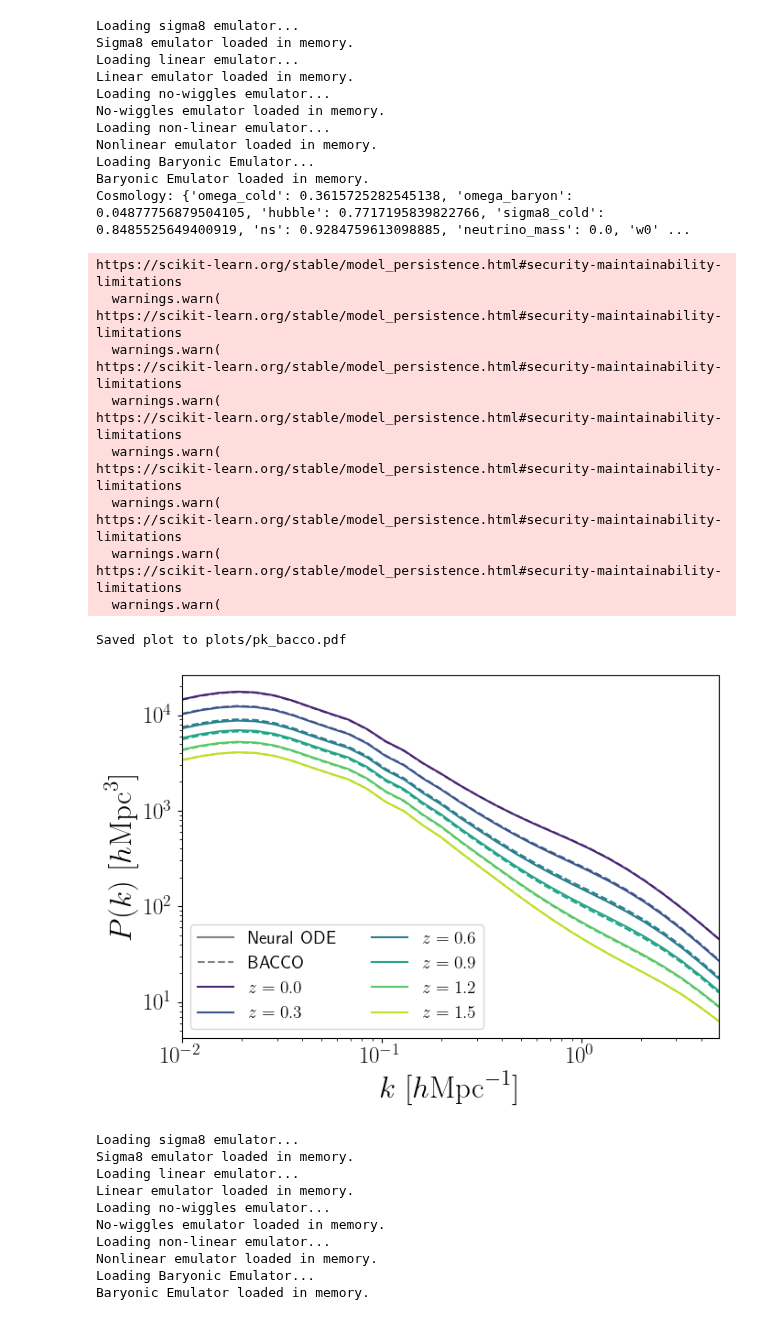
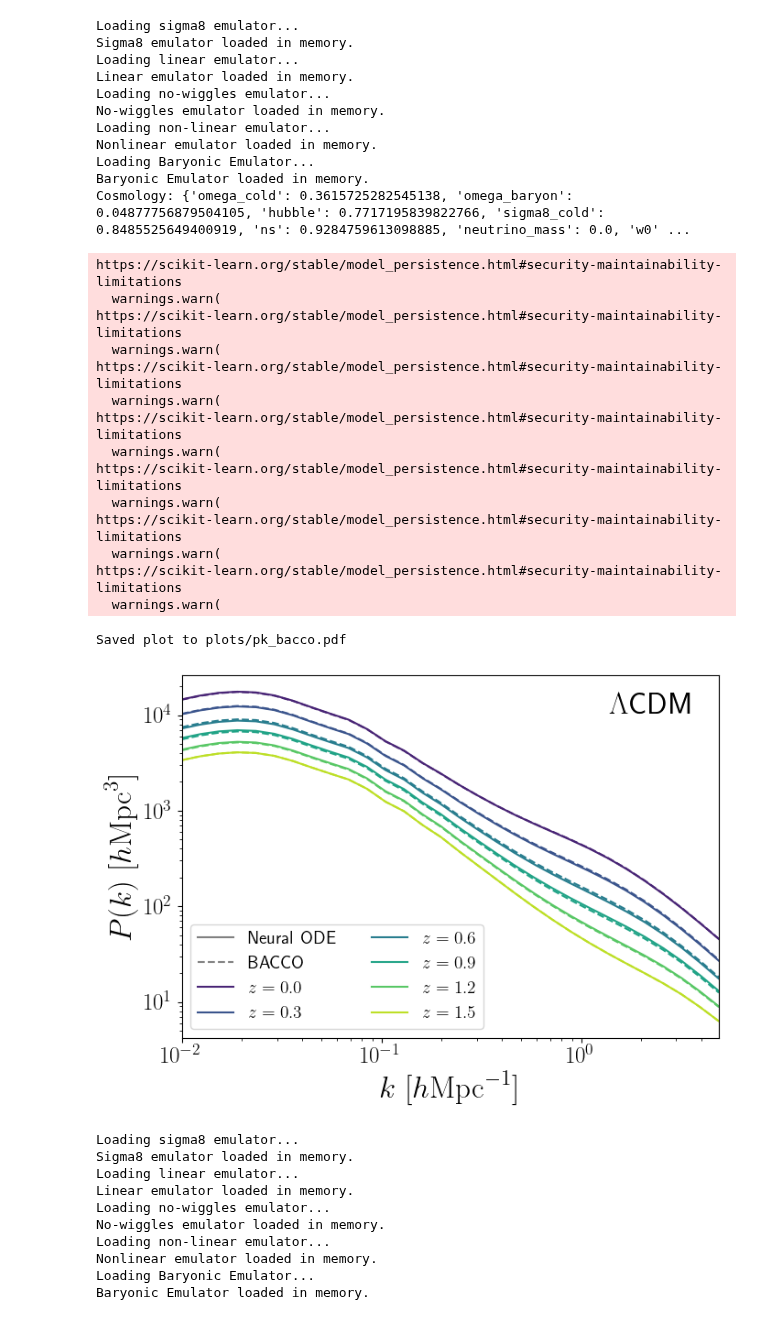
Before and after one commit to pltaylor16/odd_emu, a Jupyter notebook: bacco/results_bacco.ipynb, the cells around one changed output. Drawn from its saved outputs; the diff is of its cells as text; code cells hidden in the pictures.

```diff
--- a/bacco/results_bacco.ipynb
+++ b/bacco/results_bacco.ipynb
@@ -159,36 +159,37 @@ color_handles = [
 ]
 plt.legend(handles = style_handles + color_handles, fontsize=14, ncol=2, loc='lower left')
 plt.tight_layout()
+plt.text(0.95, 0.95, r"$\Lambda$CDM", ha='right', va='top', transform=plt.gca().transAxes, fontsize=24)
 plt.savefig("plots/pk.pdf")
 print("Saved plot to plots/pk_bacco.pdf")
 # %% [output]
 Loading sigma8 emulator...
 Sigma8 emulator loaded in memory.
 Loading linear emulator...
 Linear emulator loaded in memory.
 Loading no-wiggles emulator...
 No-wiggles emulator loaded in memory.
 Loading non-linear emulator...
 Nonlinear emulator loaded in memory.
 Loading Baryonic Emulator...
 Baryonic Emulator loaded in memory.
 Cosmology: {'omega_cold': 0.3615725282545138, 'omega_baryon': 0.04877756879504105, 'hubble': 0.7717195839822766, 'sigma8_cold': 0.8485525649400919, 'ns': 0.9284759613098885, 'neutrino_mass': 0.0, 'w0' ...
 https://scikit-learn.org/stable/model_persistence.html#security-maintainability-limitations
   warnings.warn(
 https://scikit-learn.org/stable/model_persistence.html#security-maintainability-limitations
   warnings.warn(
 https://scikit-learn.org/stable/model_persistence.html#security-maintainability-limitations
   warnings.warn(
 https://scikit-learn.org/stable/model_persistence.html#security-maintainability-limitations
   warnings.warn(
 https://scikit-learn.org/stable/model_persistence.html#security-maintainability-limitations
   warnings.warn(
 https://scikit-learn.org/stable/model_persistence.html#security-maintainability-limitations
   warnings.warn(
 https://scikit-learn.org/stable/model_persistence.html#security-maintainability-limitations
   warnings.warn(
 Saved plot to plots/pk_bacco.pdf
-[figure, old version]
+[figure, new version]
 # %%
 import numpy as np
 import jax
```
Also changed, not shown: parts of 2 cells of this notebook.
